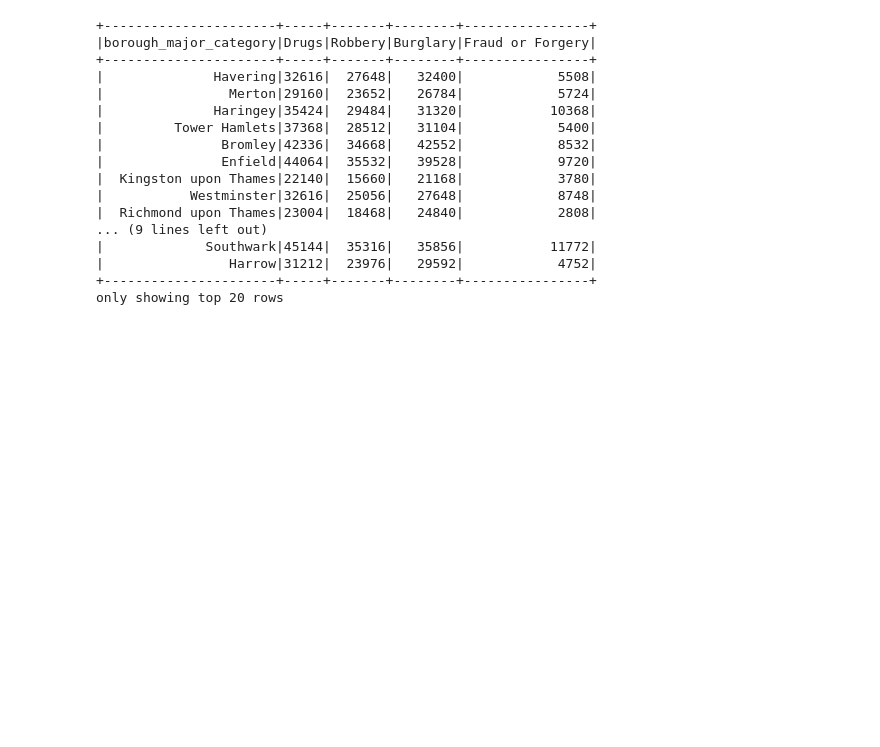
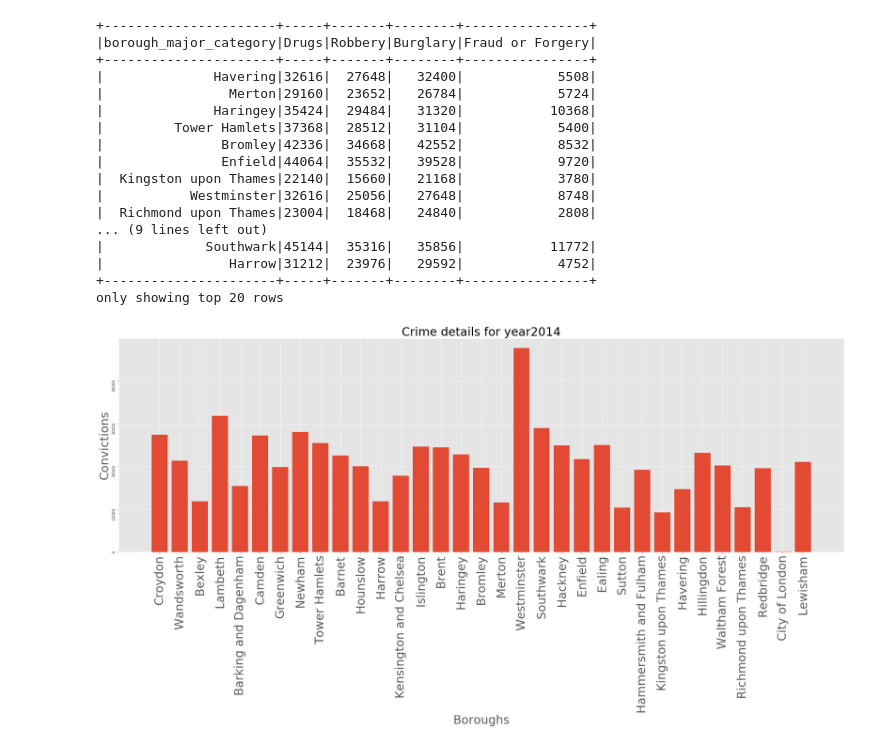
Before and after one commit to satyasyamnn/LearningPySpark2, a Jupyter notebook: spark2_transformation_london_crime_dataset.ipynb, the cells around one changed output. Cells and saved outputs as stored; diff of their text form; code cells hidden in the pictures; blank space fills up the shorter version.

```diff
--- a/spark2_transformation_london_crime_dataset.ipynb
+++ b/spark2_transformation_london_crime_dataset.ipynb
@@ -338,3 +338,36 @@ cross_tab_data.show()
 |                Harrow|31212|  23976|   29592|            4752|
 +----------------------+-----+-------+--------+----------------+
 only showing top 20 rows
+# %%
+get_ipython().magic('matplotlib inline')
+import matplotlib.pyplot as plt
+plt.style.use('ggplot')
+# %%
+def describe_year(year):
+    yearly_details = data.filter(data.year == year) \
+                         .groupBy(data.borough)\
+                         .agg({'value':'sum'})\
+                         .withColumnRenamed('sum(value)','convictions')
+
+    # to use local iterators to iterate with in RDD to read each column value
+    borough_list = [x[0] for x in yearly_details.toLocalIterator()]
+    convictions_list = [x[1] for x in yearly_details.toLocalIterator()]
+
+    plt.figure(figsize=(33,10))
+    plt.bar(borough_list, convictions_list)
+
+    #convert int to string, using str function
+
+    plt.title('Crime details for year' + str(year), fontsize=30)
+    plt.xlabel('Boroughs', fontsize=30)
+    plt.ylabel('Convictions', fontsize=30)
+
+    plt.xticks(rotation=90, fontsize=30)
+    plt.yticks(rotation=90)
+
+    plt.autoscale()
+    plt.show()
+# %%
+describe_year(2014)
+# %% [output]
+[figure, added]
```
Also changed, not shown: 1 other file.
